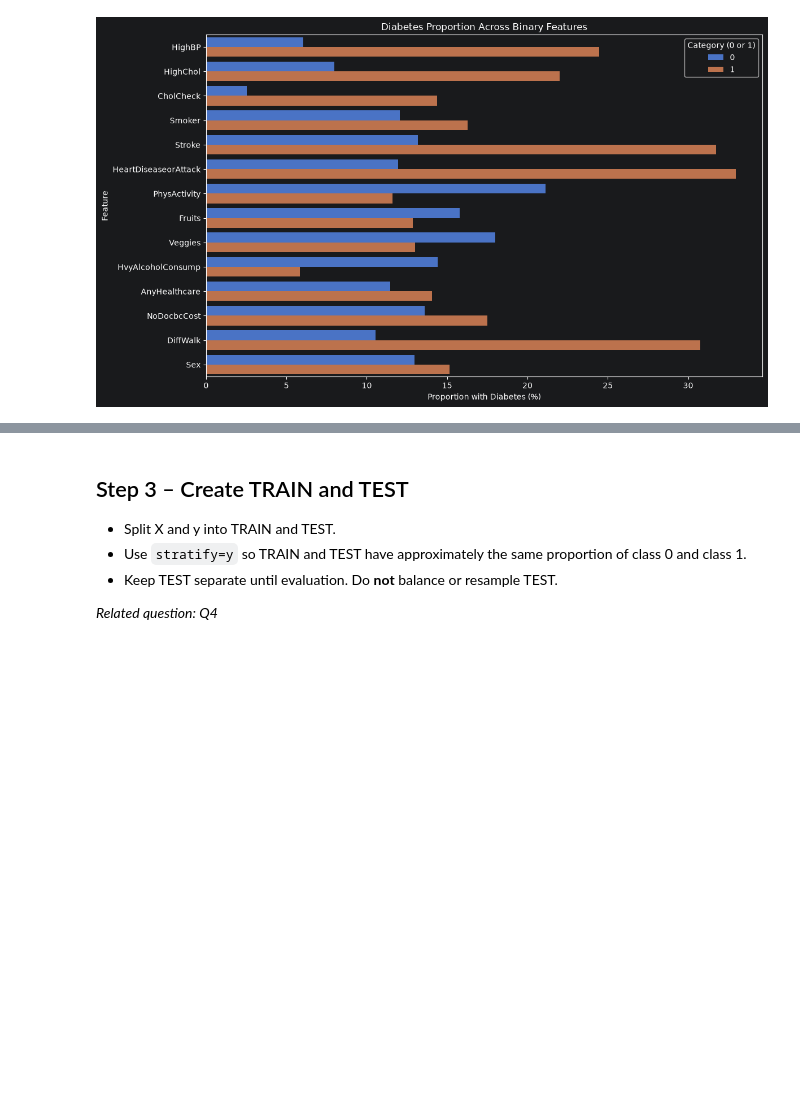
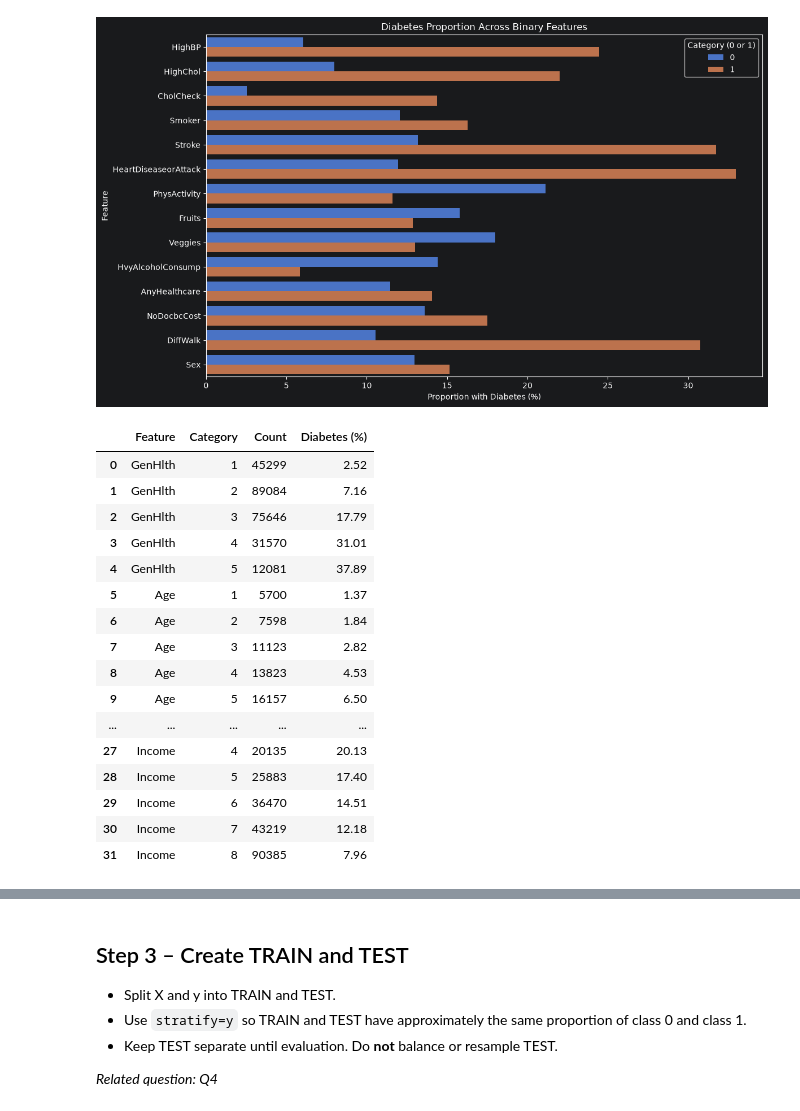
Before and after one commit to Frednos/Machine-Learning-Assignment-2, a Jupyter notebook: Assignment_2.ipynb, the cells around one changed output, grey strips where cells are left out. Saved outputs shown, nothing was run; the diff lists cells and outputs as text; code cells hidden in the pictures; blank space fills up the shorter version.

```diff
--- a/Assignment_2.ipynb
+++ b/Assignment_2.ipynb
@@ -250,3 +250,42 @@ plt.tight_layout()
 plt.show()
 # %% [output]
 [figure]
+# %%
+# Ordered categorical features
+ordered_features = ["GenHlth", "Age", "Education", "Income"]
+
+# Calculate diabetes proportion for each category
+ordered_results = []
+
+for feature in ordered_features:
+    for category, group in df.groupby(feature):
+        ordered_results.append({
+            "Feature": feature,
+            "Category": int(category),
+            "Count": len(group),
+            "Diabetes (%)": round(
+                group["Diabetes_binary"].mean() * 100, 2
+            )
+        })
+
+ordered_summary = pd.DataFrame(ordered_results)
+
+display(ordered_summary)
+# %% [output]
+|  | Feature | Category | Count | Diabetes (%) |
+| 0 | GenHlth | 1 | 45299 | 2.52 |
+| 1 | GenHlth | 2 | 89084 | 7.16 |
+| 2 | GenHlth | 3 | 75646 | 17.79 |
+| 3 | GenHlth | 4 | 31570 | 31.01 |
+| 4 | GenHlth | 5 | 12081 | 37.89 |
+| 5 | Age | 1 | 5700 | 1.37 |
+| 6 | Age | 2 | 7598 | 1.84 |
+| 7 | Age | 3 | 11123 | 2.82 |
+| 8 | Age | 4 | 13823 | 4.53 |
+| 9 | Age | 5 | 16157 | 6.50 |
+| ... | ... | ... | ... | ... |
+| 27 | Income | 4 | 20135 | 20.13 |
+| 28 | Income | 5 | 25883 | 17.40 |
+| 29 | Income | 6 | 36470 | 14.51 |
+| 30 | Income | 7 | 43219 | 12.18 |
+| 31 | Income | 8 | 90385 | 7.96 |
```
Also changed, not shown: parts of 3 cells of this notebook.
